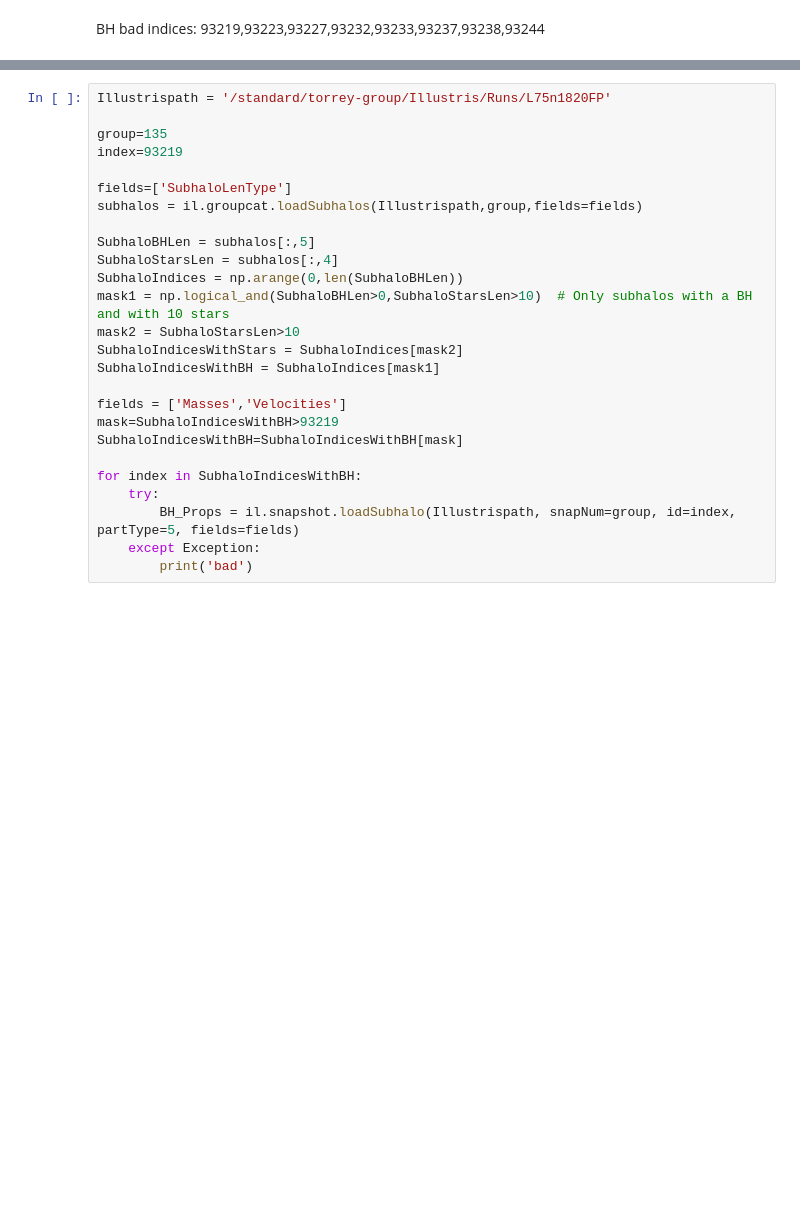
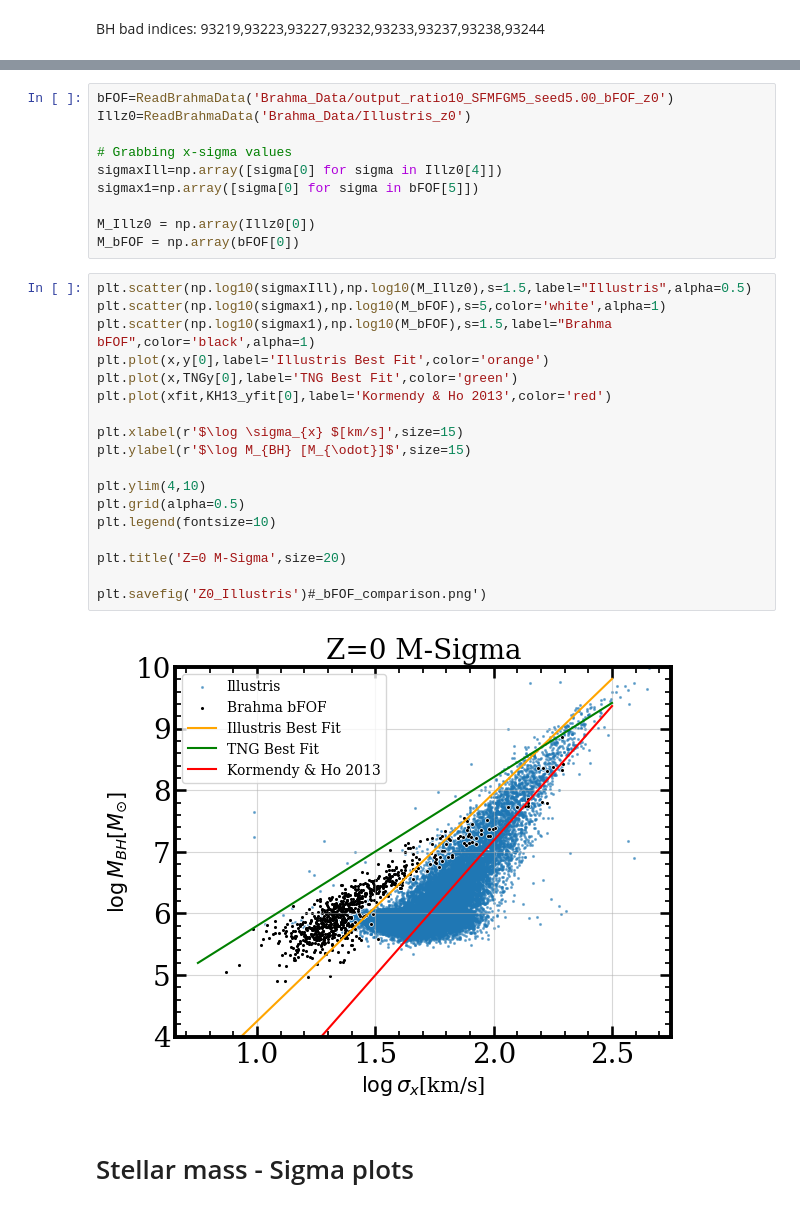
Before and after one commit to khojonat/Brahma_Analysis, a Jupyter notebook: M_Sigma.ipynb, the cells around one changed output, grey strips where cells are left out. Cells and saved outputs as stored; diff of their text form; blank space fills up the shorter version.

```diff
--- a/M_Sigma.ipynb
+++ b/M_Sigma.ipynb
@@ -422,26 +367,32 @@ for index in SubhaloIndicesWithBH:
-# %%
-Illustrispath = '/standard/torrey-group/Illustris/Runs/L75n1820FP'
-
-group=135
-index=93219
-
-fields=['SubhaloLenType']
-subhalos = il.groupcat.loadSubhalos(Illustrispath,group,fields=fields)
-
-SubhaloBHLen = subhalos[:,5]
-SubhaloStarsLen = subhalos[:,4]
-SubhaloIndices = np.arange(0,len(SubhaloBHLen))
-mask1 = np.logical_and(SubhaloBHLen>0,SubhaloStarsLen>10)  # Only subhalos with a BH and with 10 stars
-mask2 = SubhaloStarsLen>10
-SubhaloIndicesWithStars = SubhaloIndices[mask2]
-SubhaloIndicesWithBH = SubhaloIndices[mask1]
-
-fields = ['Masses','Velocities']
-mask=SubhaloIndicesWithBH>93219
-SubhaloIndicesWithBH=SubhaloIndicesWithBH[mask]
-
-for index in SubhaloIndicesWithBH:
-    try:
-        BH_Props = il.snapshot.loadSubhalo(Illustrispath, snapNum=group, id=index, partType=5, fields=fields)
-    except Exception:
-        print('bad')
+# %%
+bFOF=ReadBrahmaData('Brahma_Data/output_ratio10_SFMFGM5_seed5.00_bFOF_z0')
+Illz0=ReadBrahmaData('Brahma_Data/Illustris_z0')
+
+# Grabbing x-sigma values
+sigmaxIll=np.array([sigma[0] for sigma in Illz0[4]])
+sigmax1=np.array([sigma[0] for sigma in bFOF[5]])
+
+M_Illz0 = np.array(Illz0[0])
+M_bFOF = np.array(bFOF[0])
+# %%
+plt.scatter(np.log10(sigmaxIll),np.log10(M_Illz0),s=1.5,label="Illustris",alpha=0.5)
+plt.scatter(np.log10(sigmax1),np.log10(M_bFOF),s=5,color='white',alpha=1)
+plt.scatter(np.log10(sigmax1),np.log10(M_bFOF),s=1.5,label="Brahma bFOF",color='black',alpha=1)
+plt.plot(x,y[0],label='Illustris Best Fit',color='orange')
+plt.plot(x,TNGy[0],label='TNG Best Fit',color='green')
+plt.plot(xfit,KH13_yfit[0],label='Kormendy & Ho 2013',color='red')
+
+plt.xlabel(r'$\log \sigma_{x} $[km/s]',size=15)
+plt.ylabel(r'$\log M_{BH} [M_{\odot}]$',size=15)
+
+plt.ylim(4,10)
+plt.grid(alpha=0.5)
+plt.legend(fontsize=10)
+
+plt.title('Z=0 M-Sigma',size=20)
+
+plt.savefig('Z0_Illustris')#_bFOF_comparison.png')
+# %% [output]
+[figure, added]
+# %% [markdown]
+# Stellar mass - Sigma plots
```
Also changed, not shown: parts of 16 cells of this notebook.
